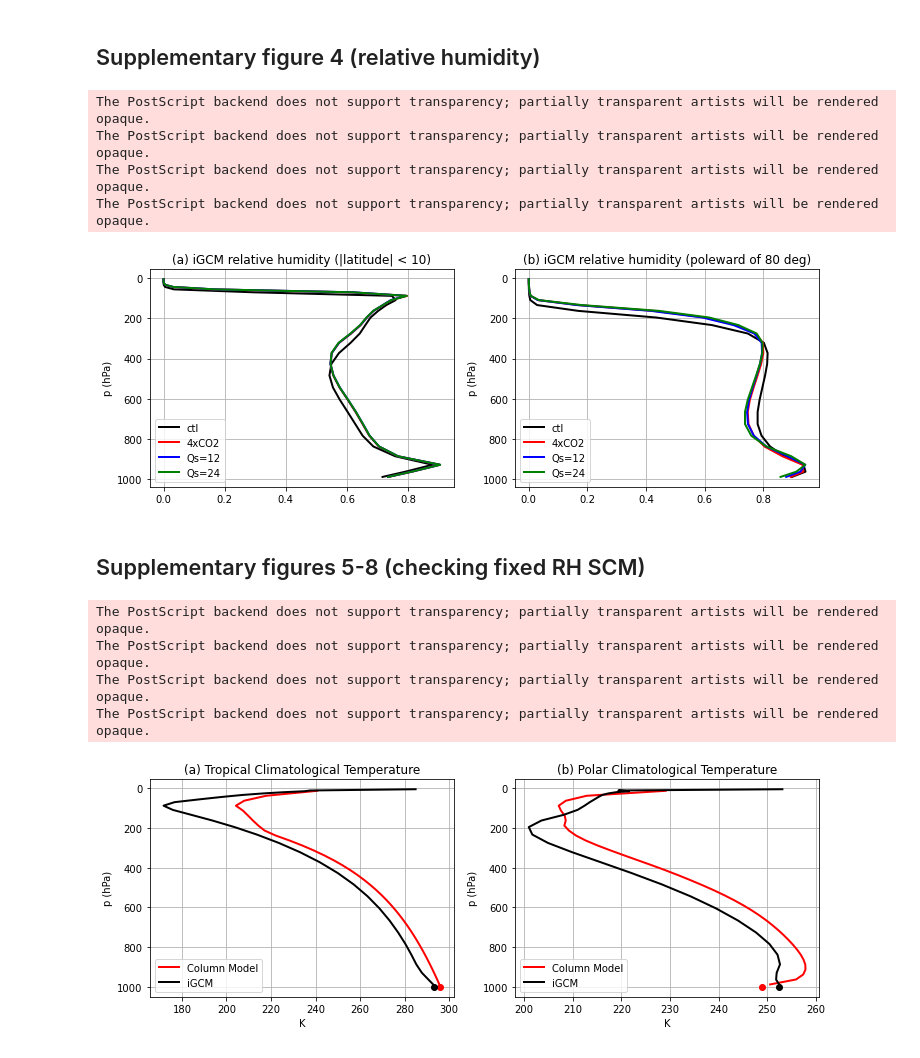
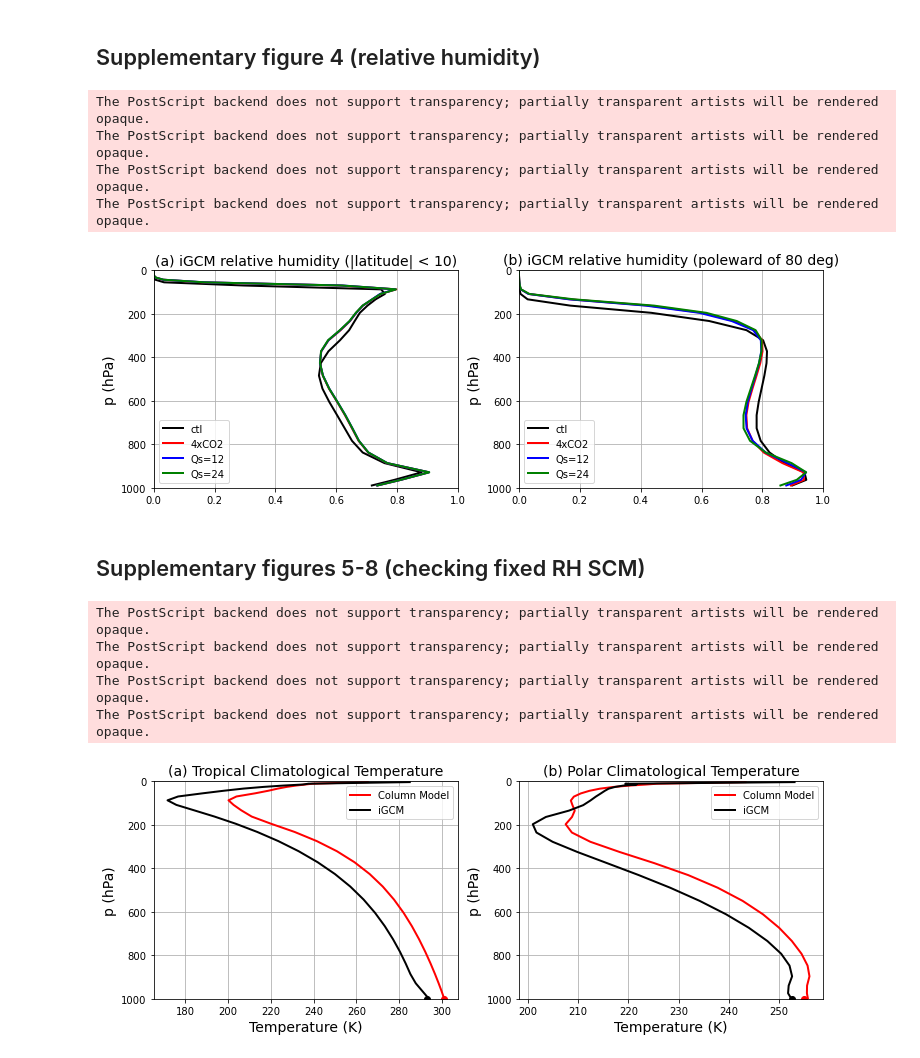
Before and after one commit to matthewjhenry/HMLR19_SCM, a Jupyter notebook: plot_figures.ipynb, the cells around one changed output. Cells and saved outputs as stored; diff of their text form; code cells hidden in the pictures.

```diff
--- a/plot_figures.ipynb
+++ b/plot_figures.ipynb
@@ -397,0 +364,20 @@ Opened data from /home/links/mh920/.conda/envs/anal_env/lib/python3.6/site-packa
+# %%
+model_p_ctl_RH = run_column_fixedRH(co2_data.dt_adv_300_p+co2_data.dt_cond_300_p+co2_data.dt_diff_300_p, co2_data.rh_300_p, co2_data.p_pole, co2_lev=3e-4, insol=175.1, alb=0.57,surf_forc=26.2/climlab.utils.heat_capacity.ocean(1))
+model_p_co2_RH = run_column_fixedRH(co2_data.dt_adv_300_p+co2_data.dt_cond_300_p+co2_data.dt_diff_300_p, co2_data.rh_300_p, co2_data.p_pole, co2_lev=12e-4, insol=175.1, alb=0.57,surf_forc=26.2/climlab.utils.heat_capacity.ocean(1))
+model_p_full_RH = run_column_fixedRH(co2_data.dt_adv_1200_p+co2_data.dt_cond_1200_p+co2_data.dt_diff_1200_p, co2_data.rh_300_p, co2_data.p_pole, co2_lev=12e-4, insol=175.1, alb=0.57,surf_forc=26.2/climlab.utils.heat_capacity.ocean(1))
+
+model_p_co2_RH_HS12 = run_column_fixedRH(HS12_data.dt_adv_300_p+HS12_data.dt_cond_300_p+HS12_data.dt_diff_300_p, HS12_data.rh_300_p, HS12_data.p_pole, co2_lev=12e-4, insol=175.1, alb=0.57,surf_forc=34.5/climlab.utils.heat_capacity.ocean(1))
+model_p_full_RH_HS12 = run_column_fixedRH(HS12_data.dt_adv_1200_p+HS12_data.dt_cond_1200_p+HS12_data.dt_diff_1200_p, HS12_data.rh_300_p, HS12_data.p_pole, co2_lev=12e-4, insol=175.1, alb=0.57,surf_forc=34.5/climlab.utils.heat_capacity.ocean(1))
+
+model_p_co2_RH_HS24 = run_column_fixedRH(HS24_data.dt_adv_300_p+HS24_data.dt_cond_300_p+HS24_data.dt_diff_300_p, HS24_data.rh_300_p, HS24_data.p_pole, co2_lev=12e-4, insol=175.1, alb=0.57,surf_forc=40.5/climlab.utils.heat_capacity.ocean(1))
+model_p_full_RH_HS24 = run_column_fixedRH(HS24_data.dt_adv_1200_p+HS24_data.dt_cond_1200_p+HS24_data.dt_diff_1200_p, HS24_data.rh_300_p, HS24_data.p_pole, co2_lev=12e-4, insol=175.1, alb=0.57,surf_forc=40.5/climlab.utils.heat_capacity.ocean(1))
+
+model_t_ctl_RH = run_column_fixedRH(co2_data.dt_adv_300_t+co2_data.dt_cond_300_t+co2_data.dt_diff_300_t, co2_data.rh_300_t, co2_data.p_trop, co2_lev=3e-4, insol=415, alb=0.22,surf_forc=30/climlab.utils.heat_capacity.ocean(1))
+model_t_co2_RH = run_column_fixedRH(co2_data.dt_adv_300_t+co2_data.dt_cond_300_t+co2_data.dt_diff_300_t, co2_data.rh_300_t, co2_data.p_trop, co2_lev=12e-4, insol=415, alb=0.22,surf_forc=30/climlab.utils.heat_capacity.ocean(1))
+model_t_full_RH = run_column_fixedRH(co2_data.dt_adv_1200_t+co2_data.dt_cond_1200_t+co2_data.dt_diff_1200_t, co2_data.rh_300_t, co2_data.p_trop, co2_lev=12e-4, insol=415, alb=0.22,surf_forc=30/climlab.utils.heat_capacity.ocean(1))
+
+model_t_co2_RH_HS12 = run_column_fixedRH(HS12_data.dt_adv_300_t+HS12_data.dt_cond_300_t+HS12_data.dt_diff_300_t, HS12_data.rh_300_t, HS12_data.p_trop, co2_lev=12e-4, insol=415, alb=0.22,surf_forc=30/climlab.utils.heat_capacity.ocean(1))
+model_t_full_RH_HS12 = run_column_fixedRH(HS12_data.dt_adv_1200_t+HS12_data.dt_cond_1200_t+HS12_data.dt_diff_1200_t, HS12_data.rh_300_t, HS12_data.p_trop, co2_lev=12e-4, insol=415, alb=0.22,surf_forc=30/climlab.utils.heat_capacity.ocean(1))
+
+model_t_co2_RH_HS24 = run_column_fixedRH(HS24_data.dt_adv_300_t+HS24_data.dt_cond_300_t+HS24_data.dt_diff_300_t, HS24_data.rh_300_t, HS24_data.p_trop, co2_lev=12e-4, insol=415, alb=0.22,surf_forc=30/climlab.utils.heat_capacity.ocean(1))
+model_t_full_RH_HS24 = run_column_fixedRH(HS24_data.dt_adv_1200_t+HS24_data.dt_cond_1200_t+HS24_data.dt_diff_1200_t, HS24_data.rh_300_t, HS24_data.p_trop, co2_lev=12e-4, insol=415, alb=0.22,surf_forc=30/climlab.utils.heat_capacity.ocean(1))
@@ -1378,11 +1311,11 @@ plt.plot(plot_eq(co2.f_lin.variables['rhum_avg'][:],co2.lat_,10),co2.sig_*1000,'
 plt.plot(plot_eq(co2.f_lin_14xCO2.variables['rhum_avg'][:],co2.lat_,10),co2.sig_*1000,'r', label='4xCO2',linewidth=2)
 plt.plot(plot_eq(co2_HS12.f_lin_14xCO2.variables['rhum_avg'][:],co2.lat_,10),co2.sig_*1000,'b', label='Qs=12',linewidth=2)
 plt.plot(plot_eq(co2_HS24.f_lin_14xCO2.variables['rhum_avg'][:],co2.lat_,10),co2.sig_*1000,'g', label='Qs=24',linewidth=2)
-plt.title('(a) iGCM relative humidity (|latitude| < 10)')
-# plt.xlabel('K')
-plt.ylabel('p (hPa)')
-# plt.xlim([-5,15])
+plt.title('(a) iGCM relative humidity (|latitude| < 10)', **font)
+plt.ylabel('p (hPa)', **font)
+plt.xlim([0,1])
 lgd =plt.legend(loc='best')
+plt.ylim([0,1000])
 plt.gca().invert_yaxis()
 plt.grid()
 plt.subplot(1,2,2)
@@ -1390,11 +1323,11 @@ plt.plot(plot_pole(co2.f_lin.variables['rhum_avg'][:],co2.lat_,80),co2.sig_*1000
 plt.plot(plot_pole(co2.f_lin_14xCO2.variables['rhum_avg'][:],co2.lat_,80),co2.sig_*1000,'r', label='4xCO2',linewidth=2)
 plt.plot(plot_pole(co2_HS12.f_lin_14xCO2.variables['rhum_avg'][:],co2.lat_,80),co2.sig_*1000,'b', label='Qs=12',linewidth=2)
 plt.plot(plot_pole(co2_HS24.f_lin_14xCO2.variables['rhum_avg'][:],co2.lat_,80),co2.sig_*1000,'g', label='Qs=24',linewidth=2)
-plt.title('(b) iGCM relative humidity (poleward of 80 deg)')
-# plt.xlabel('K')
-plt.ylabel('p (hPa)')
-# plt.xlim([-5,15])
+plt.title('(b) iGCM relative humidity (poleward of 80 deg)', **font)
+plt.ylabel('p (hPa)', **font)
+plt.xlim([0,1])
 lgd =plt.legend(loc='best')
+plt.ylim([0,1000])
 plt.gca().invert_yaxis()
 plt.grid()
 plt.savefig('figS4.eps', bbox_inches='tight')
@@ -1404,45 +1337,42 @@ The PostScript backend does not support transparency; partially transparent arti
 The PostScript backend does not support transparency; partially transparent artists will be rendered opaque.
 The PostScript backend does not support transparency; partially transparent artists will be rendered opaque.
 The PostScript backend does not support transparency; partially transparent artists will be rendered opaque.
-[figure, old version]
+[figure, new version]
 # %% [markdown]
 ## Supplementary figures 5-8 (checking fixed RH SCM)
 # %%
-lat=10
-masks = [iGCM_run.lat_>-lat,iGCM_run.lat_<lat]
-mask = masks[0] & masks[1]
-
-iGCM_run = co2
 fig = matplotlib.pyplot.gcf()
 fig.set_size_inches(12, 4)
 plt.subplot(1,2,1)
 plt.plot(model_t_ctl_RH.state['Tatm'],model_t_ctl_RH.lev,c='r',label='Column Model',linewidth=2)
 plt.plot(model_t_ctl_RH.state['Ts'], 1000, 'ro',markersize=6)
-plt.plot(plot_eq(co2.temp_lin,co2.lat_,10),iGCM_run.sig_*1000, 'k', label='iGCM',linewidth=2)
-plt.plot(mean_lat(iGCM_run.lat_[mask],iGCM_run.sat_lin[mask]), 1000, 'ko',markersize=6)
-plt.title('(a) Tropical Climatological Temperature')
-plt.xlabel('K')
-plt.ylabel('p (hPa)')
+plt.plot(co2_data.temp_300_t,model_t_ctl.lev, 'k', label='iGCM',linewidth=2)
+plt.plot(co2_data.ts_300_t, 1000, 'ko',markersize=6)
+plt.title('(a) Tropical Climatological Temperature', **font)
+plt.xlabel('Temperature (K)', **font)
+plt.ylabel('p (hPa)', **font)
+plt.ylim([0,1000])
 lgd =plt.legend(loc='best')
 plt.gca().invert_yaxis()
 plt.grid()
 plt.subplot(1,2,2)
 plt.plot(model_p_ctl_RH.state['Tatm'],model_p_ctl_RH.lev,c='r',label='Column Model',linewidth=2)
 plt.plot(model_p_ctl_RH.state['Ts'], 1000, 'ro',markersize=6)
-plt.plot(iGCM_run.plot_pole(iGCM_run.temp_lin,80),iGCM_run.sig_*1000, 'k', label='iGCM',linewidth=2)
-plt.plot(mean_lat(iGCM_run.lat_[iGCM_run.lat_>80],iGCM_run.sat_lin[iGCM_run.lat_>80]), 1000, 'ko',markersize=6)
-plt.title('(b) Polar Climatological Temperature')
-plt.xlabel('K')
-plt.ylabel('p (hPa)')
+plt.plot(co2_data.temp_300_p,model_p_ctl.lev, 'k', label='iGCM',linewidth=2)
+plt.plot(co2_data.ts_300_p, 1000, 'ko',markersize=6)
+plt.title('(b) Polar Climatological Temperature', **font)
+plt.xlabel('Temperature (K)', **font)
+plt.ylabel('p (hPa)', **font)
+plt.ylim([0,1000])
 lgd =plt.legend(loc='best')
 plt.gca().invert_yaxis()
 plt.grid()
 plt.savefig('figS5.eps', bbox_inches='tight')
 plt.show()
 # %% [output]
 The PostScript backend does not support transparency; partially transparent artists will be rendered opaque.
 The PostScript backend does not support transparency; partially transparent artists will be rendered opaque.
 The PostScript backend does not support transparency; partially transparent artists will be rendered opaque.
 The PostScript backend does not support transparency; partially transparent artists will be rendered opaque.
-[figure, old version]
+[figure, new version]
 # %%
```
Also changed, not shown: parts of 39 cells of this notebook.
